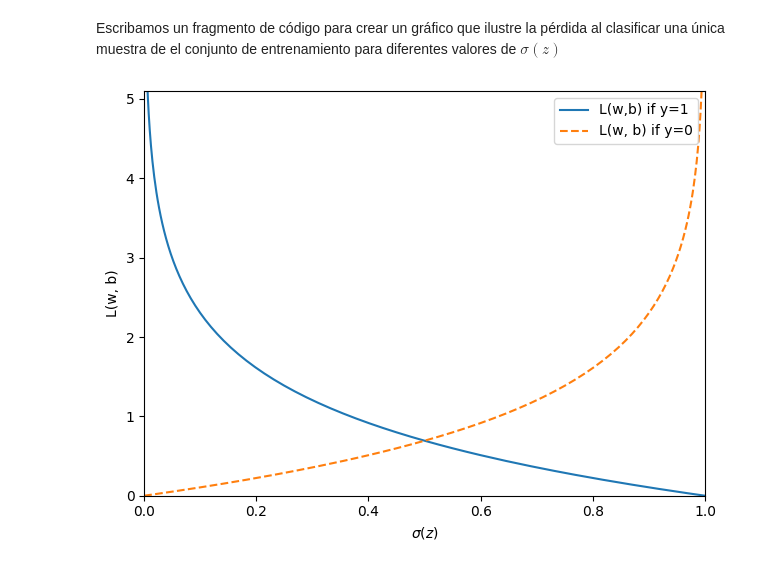
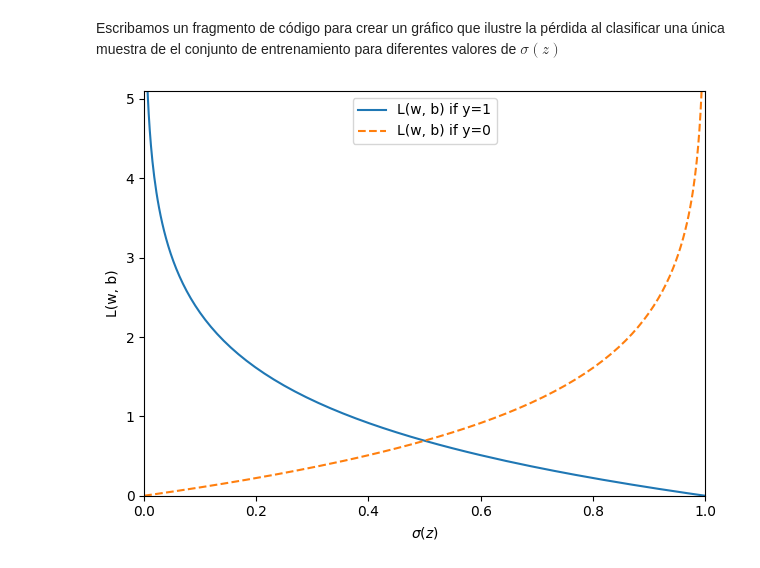
Before and after one commit to andresmaps4/Python-Machine-Learning---Raschka, a Jupyter notebook: Codes/Chapter 3/sigmoidFunction.ipynb, the cells around one changed output. Drawn from its saved outputs; the diff is of its cells as text; code cells hidden in the pictures.

```diff
--- a/Codes/Chapter 3/sigmoidFunction.ipynb
+++ b/Codes/Chapter 3/sigmoidFunction.ipynb
@@ -32,16 +32,16 @@ def loss_0(z):
 # %%
 z = np.arange(-10, 10, 0.1)
 sigma_z = sigmoid(z)
 c1 = [loss_1(x) for x in z]
-plt.plot(sigma_z, c1, label='L(w,b) if y=1')
+plt.plot(sigma_z, c1, label='L(w, b) if y=1')
 c0 = [loss_0(x) for x in z]
 plt.plot(sigma_z, c0, linestyle='--', label='L(w, b) if y=0')
 plt.ylim(0.0, 5.1)
 plt.xlim([0,1])
 plt.xlabel('$\sigma(z)$')
 plt.ylabel('L(w, b)')
-plt.legend(loc='best')
+plt.legend(loc='upper center')
 plt.tight_layout()
 plt.show()
 # %% [output]
-[figure, old version]
+[figure, new version]
```
Also changed, not shown: 1 other file.
